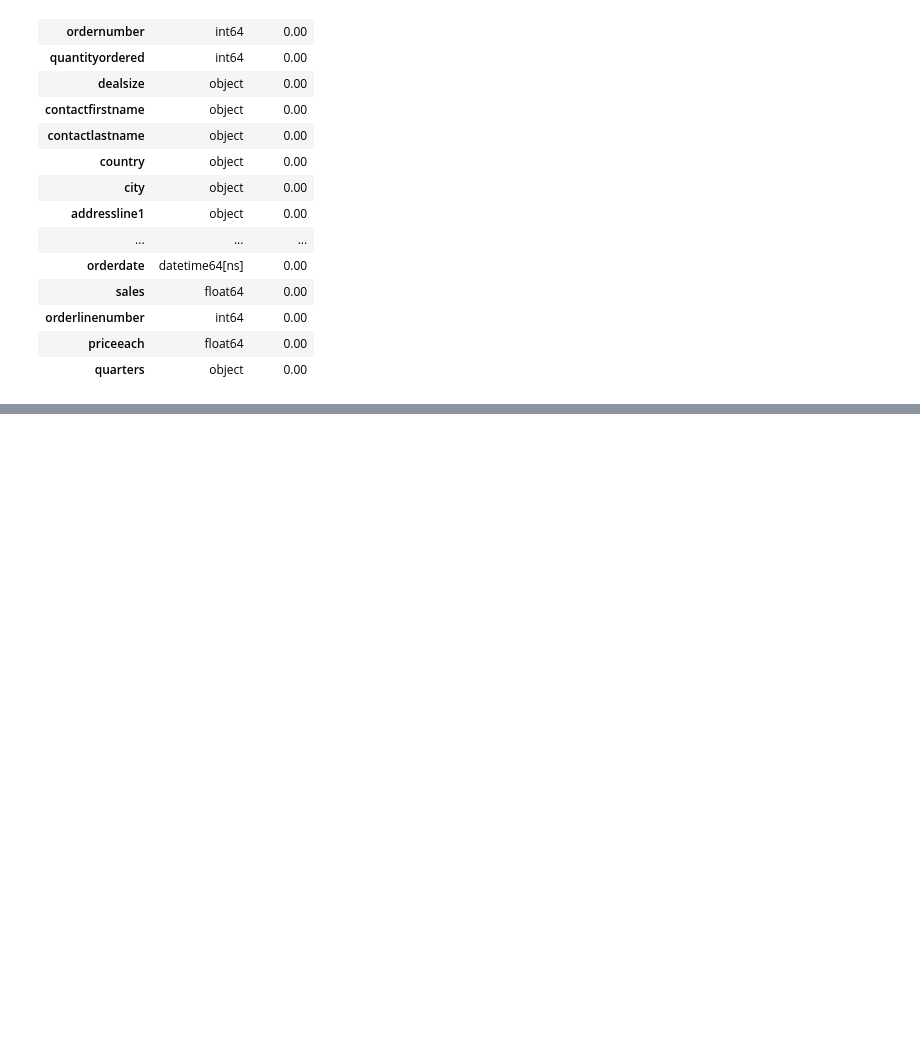
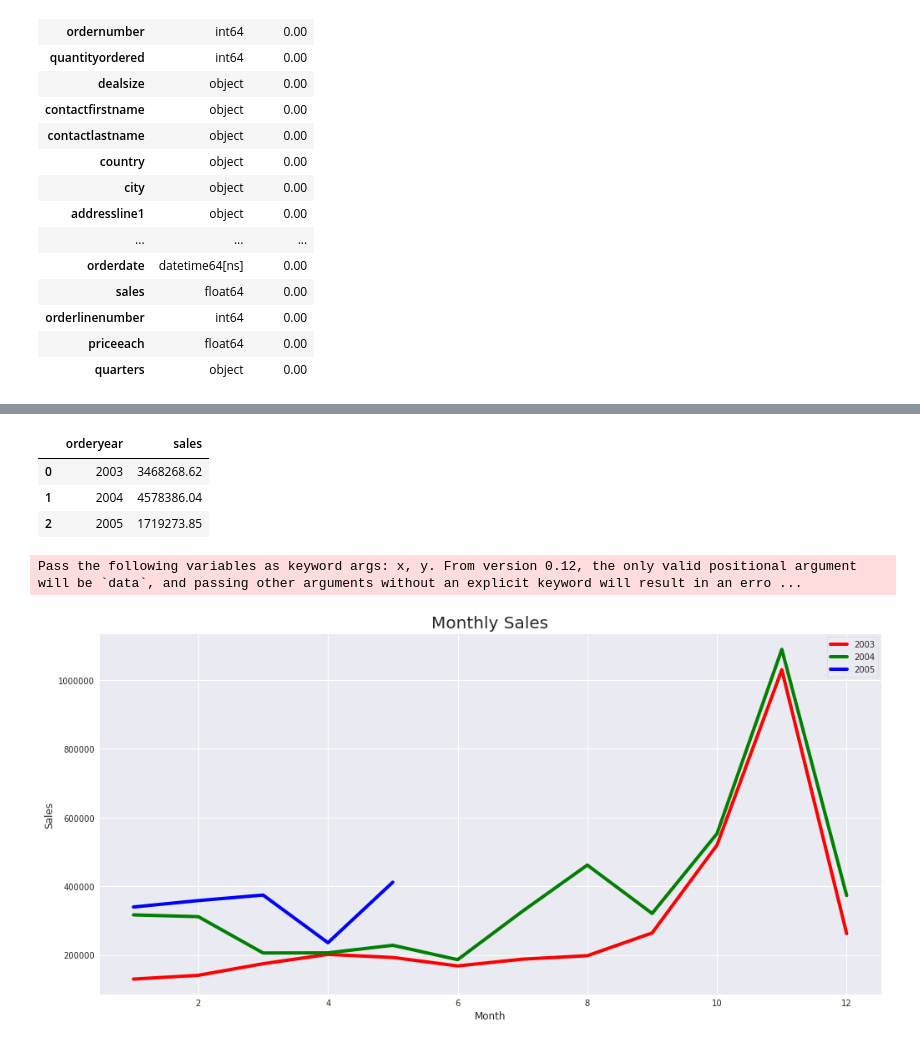
Before and after one commit to NUELBUNDI/PDS_PROJECT, a Jupyter notebook: PDS_PROJECT.ipynb, the cells around one changed output, grey strips where cells are left out. Saved outputs shown, nothing was run; the diff lists cells and outputs as text; code cells hidden in the pictures; blank space fills up the shorter version.

```diff
--- a/PDS_PROJECT.ipynb
+++ b/PDS_PROJECT.ipynb
@@ -131,0 +267,30 @@ mn.matrix(df)
+# %%
+# Calculate Year Sales Revenue
+
+year_sales=df.groupby('orderyear')[['sales']].sum().reset_index()
+year_sales
+# %% [output]
+|  | orderyear | sales |
+| 0 | 2003 | 3468268.62 |
+| 1 | 2004 | 4578386.04 |
+| 2 | 2005 | 1719273.85 |
+# %%
+# Sales Trend Per Month
+sales_trend=df.groupby(['ordermonth','orderyear']).agg({'sales':np.sum})
+sales_trend=sales_trend.reset_index()
+sales_trend.columns=['month','year','sale']
+
+
+# plt.style.use('fivethirtyeight')
+sns.set_style('darkgrid')
+plt.figure(figsize=(15,8))
+lp=sns.lineplot('month','sale',hue='year',data=sales_trend,palette=["r",'g','b'])
+lp.legend(loc='upper right')
+plt.title('Monthly Sales',fontsize=20)
+plt.xlabel('Month')
+plt.ticklabel_format(style='plain')
+plt.ylabel('Sales')
+plt.show()
+# %% [output]
+Pass the following variables as keyword args: x, y. From version 0.12, the only valid positional argument will be `data`, and passing other arguments without an explicit keyword will result in an erro ...
+[figure, added]
```
Also changed, not shown: parts of 25 cells of this notebook.
